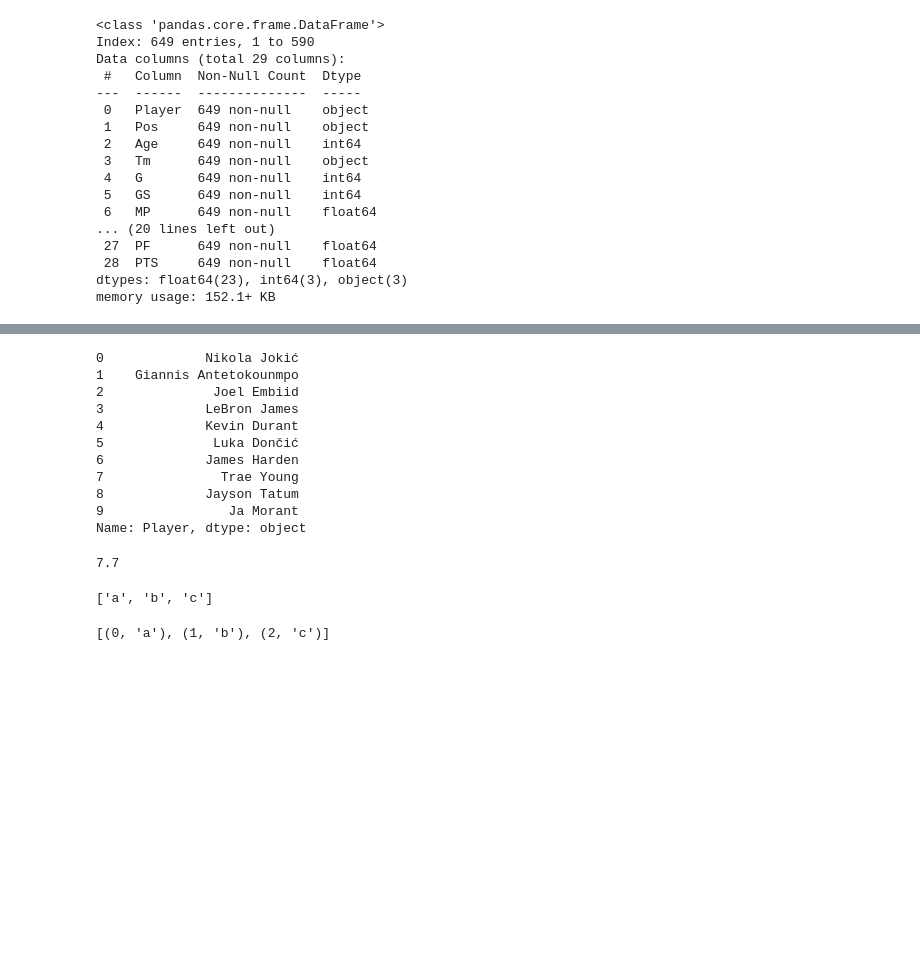
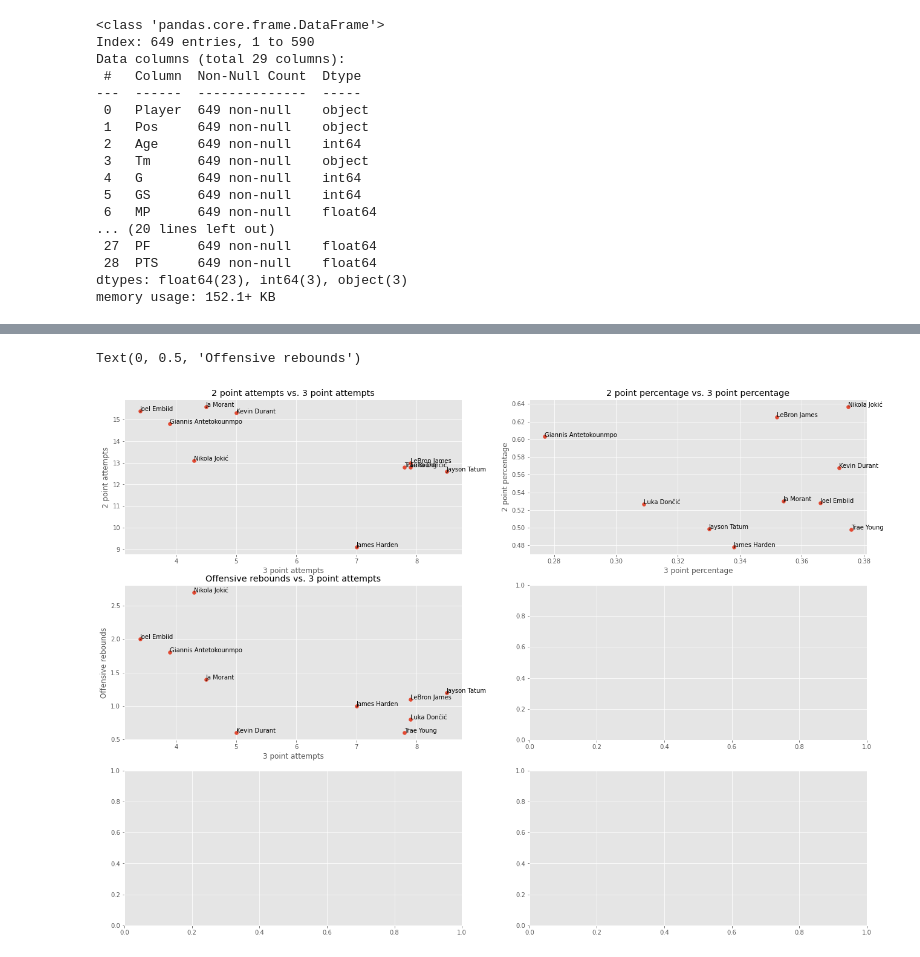
Before and after one commit to seher13/Nba, a Jupyter notebook: NBA_stats_2021_22_Web_scrapping.ipynb, the cells around one changed output, grey strips where cells are left out. Saved outputs shown, nothing was run; the diff lists cells and outputs as text; code cells hidden in the pictures; blank space fills up the shorter version.

```diff
--- a/NBA_stats_2021_22_Web_scrapping.ipynb
+++ b/NBA_stats_2021_22_Web_scrapping.ipynb
@@ -244,30 +260,35 @@ enumerate(top10['Player'])
-# %%
-top10['Player']
-# %% [output]
-0             Nikola Jokić
-1    Giannis Antetokounmpo
-2              Joel Embiid
-3             LeBron James
-4             Kevin Durant
-5              Luka Dončić
-6             James Harden
-7               Trae Young
-8             Jayson Tatum
-9                Ja Morant
-Name: Player, dtype: object
-# %%
-for i, in np.arange(9):
-  ax1.annotate(top10['Player'], (top10['AST'], top10['PTS'])
-# %%
-top10.loc[0,'AST']
-# %% [output]
-7.7
-# %%
-n = ['a', 'b', 'c']
-n
-# %% [output]
-['a', 'b', 'c']
-# %%
-print(list(enumerate(n)))
-# %% [output]
-[(0, 'a'), (1, 'b'), (2, 'c')]
+# %%
+plt.style.use('ggplot')
+fig = plt.figure(figsize=(22,16))
+ax1 = fig.add_subplot(321)
+ax2 = fig.add_subplot(322)
+ax3 = fig.add_subplot(323)
+ax4 = fig.add_subplot(324)
+ax5 = fig.add_subplot(325)
+ax6 = fig.add_subplot(326)
+
+
+ax1.scatter(top10['3PA'], top10['2PA'])
+for i, txt in enumerate(top10['Player']):
+  ax1.annotate(txt, (top10.loc[i,'3PA'], top10.loc[i,'2PA']))
+ax1.set_title('2 point attempts vs. 3 point attempts')
+ax1.set_xlabel('3 point attempts')
+ax1.set_ylabel('2 point attempts')
+
+ax2.scatter(top10['3P%'], top10['2P%'])
+for i, txt in enumerate(top10['Player']):
+  ax2.annotate(txt, (top10.loc[i,'3P%'], top10.loc[i,'2P%']))
+ax2.set_title('2 point percentage vs. 3 point percentage')
+ax2.set_xlabel('3 point percentage')
+ax2.set_ylabel('2 point percentage')
+
+
+ax3.scatter(top10['3PA'], top10['ORB'])
+for i, txt in enumerate(top10['Player']):
+  ax3.annotate(txt, (top10.loc[i,'3PA'], top10.loc[i,'ORB']))
+ax3.set_title('Offensive rebounds vs. 3 point attempts')
+ax3.set_xlabel('3 point attempts')
+ax3.set_ylabel('Offensive rebounds')
+# %% [output]
+Text(0, 0.5, 'Offensive rebounds')
+[figure, added]
```
Also changed, not shown: parts of 12 cells of this notebook.
